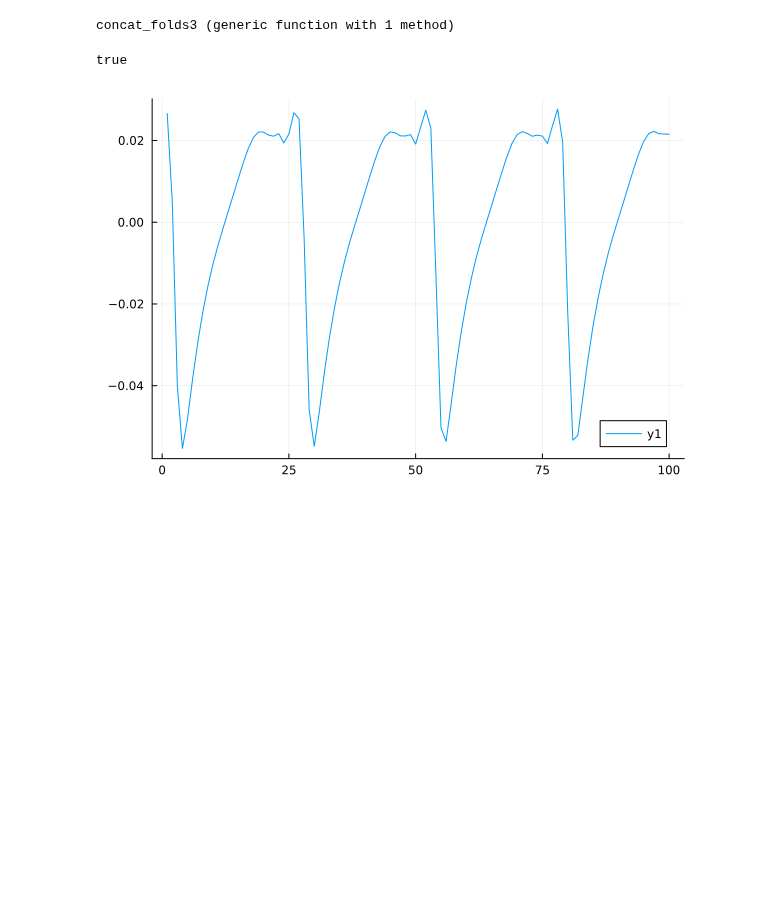
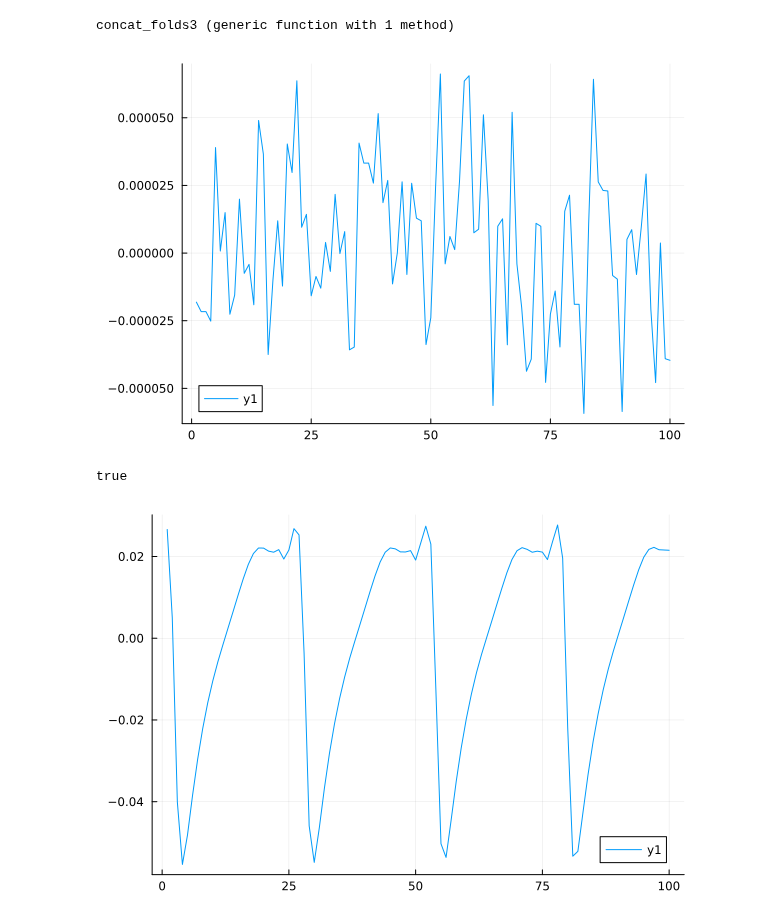
Before and after one commit to hugopstackhouse/MPSTime.jl, a Jupyter notebook: Folds/Kepler/convert_to_folds.ipynb, the cells around one changed output. Drawn from its saved outputs; the diff is of its cells as text; code cells hidden in the pictures; blank space fills up the shorter version.

```diff
--- a/Folds/Kepler/convert_to_folds.ipynb
+++ b/Folds/Kepler/convert_to_folds.ipynb
@@ -173,6 +175,10 @@ Xs_per_inst, folds = concat_folds3(Xs_kepler_c4)
 
 
 @save "c4_folds_per_inst.jld2" Xs_per_inst folds
+# %%
+plot(Xs_per_inst[1][2,:])
+# %% [output]
+[figure, added]
 # %%
 eq = true
 for inst in eachindex(Xs_per_inst)
```
Also changed, not shown: parts of 1 cell of this notebook, 19 other files.
